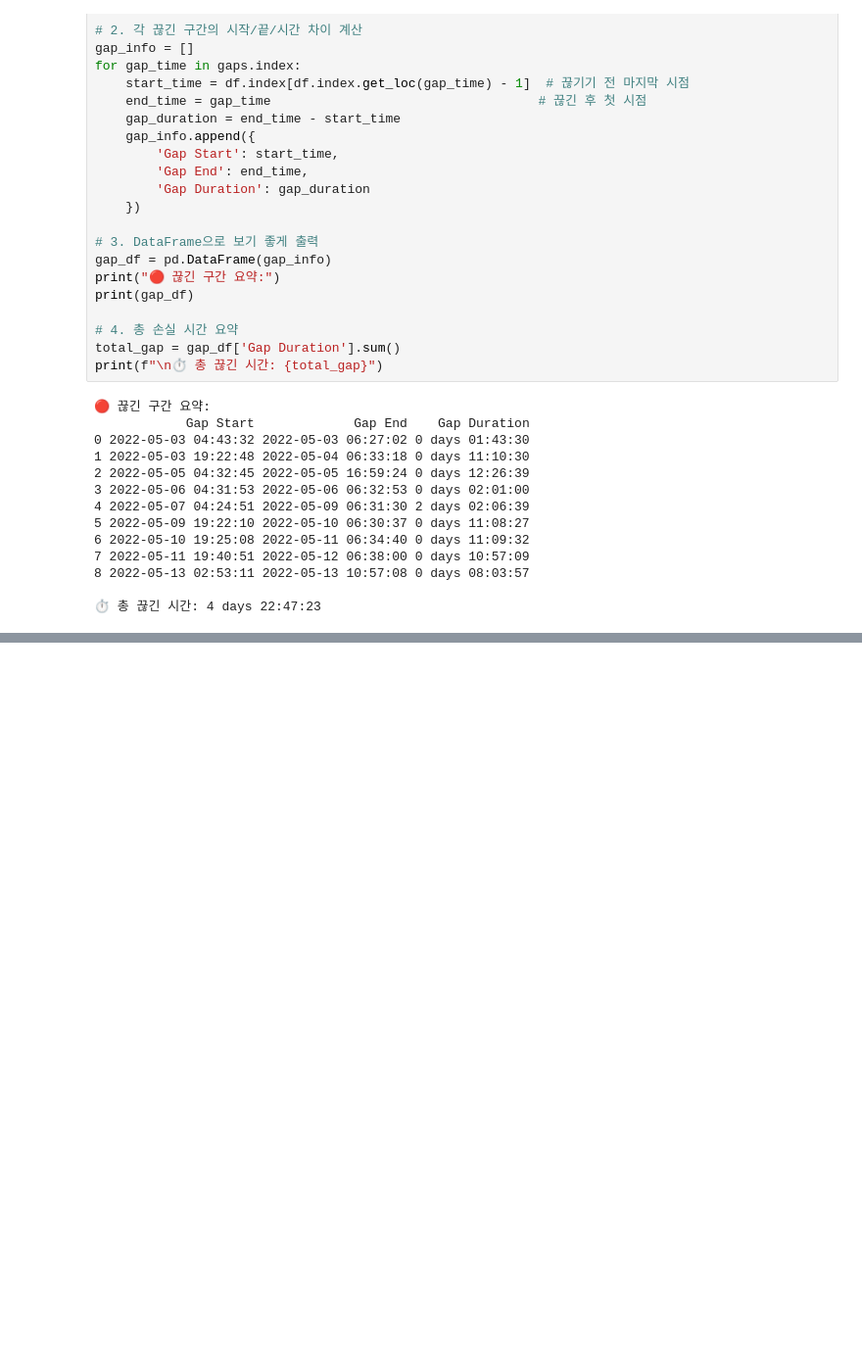
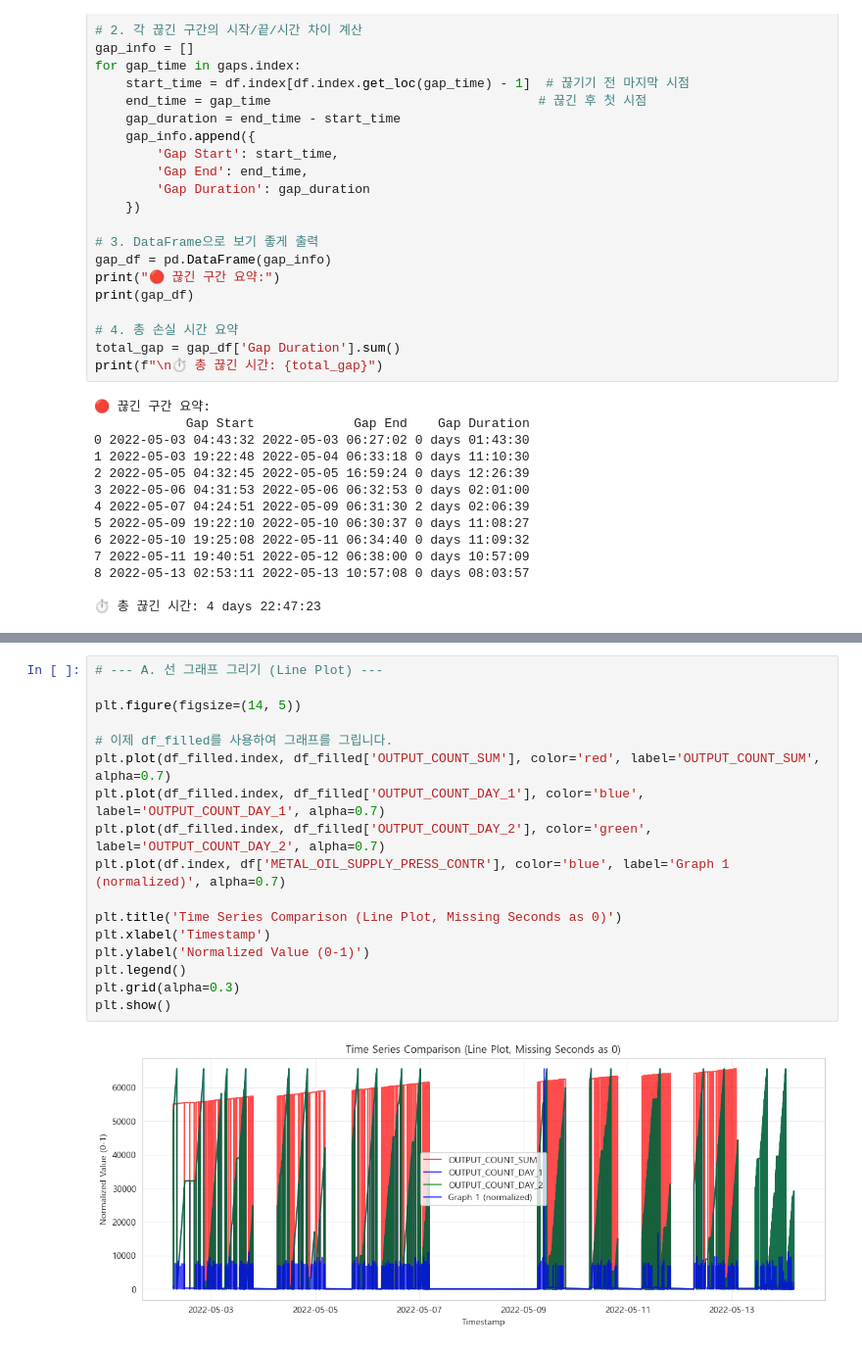
Before and after one commit to HDCLABS-NOVA/ai01-1st-1team-seokjuksun, a Jupyter notebook: code/CheckData.ipynb, the cells around one changed output, grey strips where cells are left out. Shown at 98% size. Saved outputs shown, nothing was run; the diff lists cells and outputs as text; blank space fills up the shorter version.

```diff
--- a/code/CheckData.ipynb
+++ b/code/CheckData.ipynb
@@ -154,0 +316,19 @@ plt.show()
+# %%
+# --- A. 선 그래프 그리기 (Line Plot) ---
+
+plt.figure(figsize=(14, 5))
+
+# 이제 df_filled를 사용하여 그래프를 그립니다.
+plt.plot(df_filled.index, df_filled['OUTPUT_COUNT_SUM'], color='red', label='OUTPUT_COUNT_SUM', alpha=0.7)
+plt.plot(df_filled.index, df_filled['OUTPUT_COUNT_DAY_1'], color='blue', label='OUTPUT_COUNT_DAY_1', alpha=0.7)
+plt.plot(df_filled.index, df_filled['OUTPUT_COUNT_DAY_2'], color='green', label='OUTPUT_COUNT_DAY_2', alpha=0.7)
+plt.plot(df.index, df['METAL_OIL_SUPPLY_PRESS_CONTR'], color='blue', label='Graph 1 (normalized)', alpha=0.7)
+
+plt.title('Time Series Comparison (Line Plot, Missing Seconds as 0)')
+plt.xlabel('Timestamp')
+plt.ylabel('Normalized Value (0-1)')
+plt.legend()
+plt.grid(alpha=0.3)
+plt.show()
+# %% [output]
+[figure, added]
```
Also changed, not shown: parts of 14 cells of this notebook.
